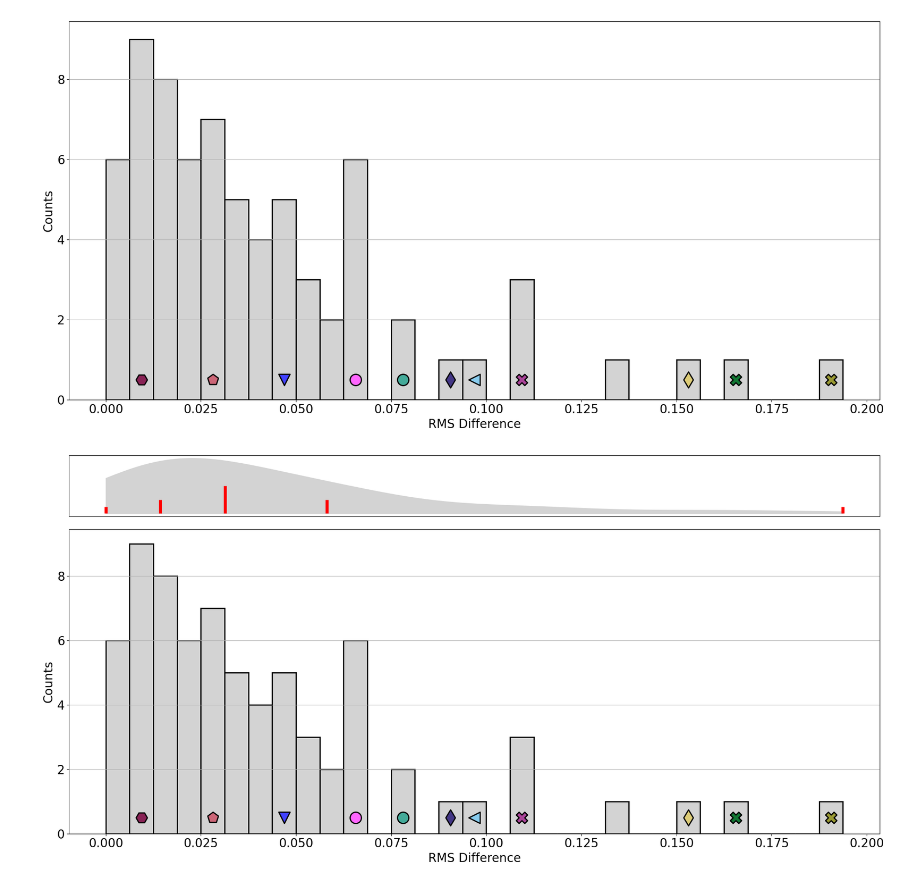
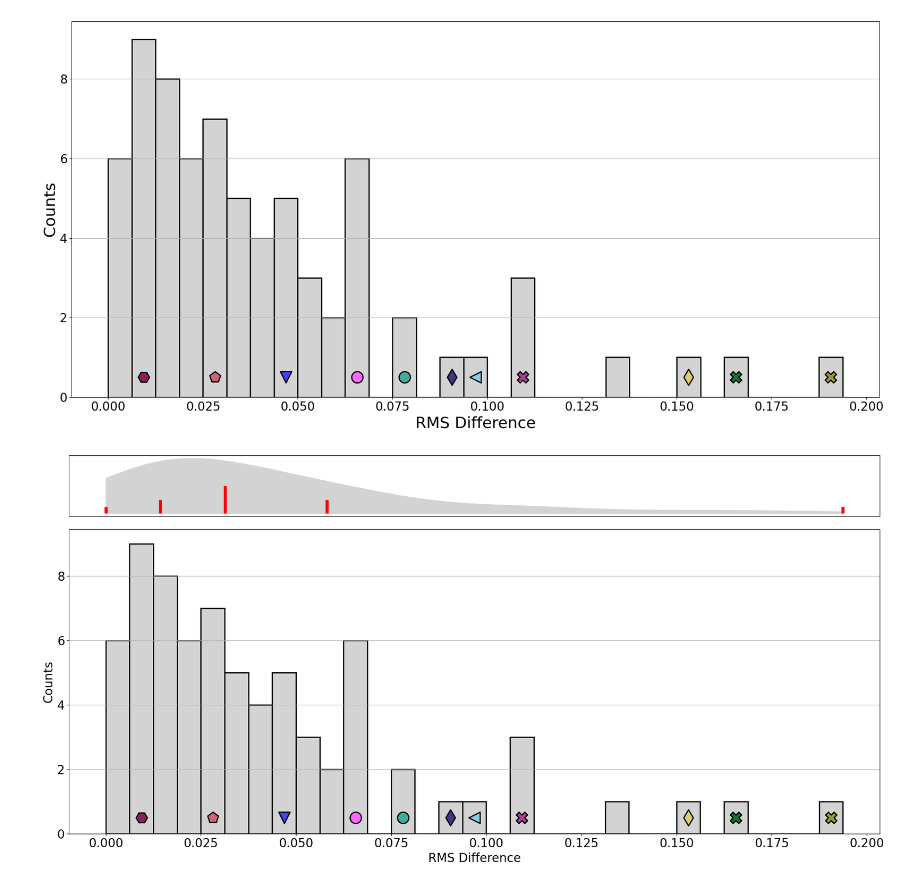
Before and after one commit to kyuhyongpark/cubewalkers-analysis, a Jupyter notebook: node_average_values_analysis.ipynb, the cells around one changed output. Drawn from its saved outputs; the diff is of its cells as text; code cells hidden in the pictures.

```diff
--- a/node_average_values_analysis.ipynb
+++ b/node_average_values_analysis.ipynb
@@ -168,24 +168,24 @@ for model, color in highlight_color_dict.items():
 # %%
 fig, ax = plt.subplots(figsize=(20, 10))
 
 ax.hist(QC['RMSD'], bins=[i*0.00625 for i in range(32)], edgecolor='k', color='lightgrey', linewidth=2)
 #ax.set_title('RMS Difference')
-ax.set_xlabel('RMS Difference')
-ax.set_ylabel('Counts')
+ax.set_xlabel('RMS Difference', fontsize=26)
+ax.set_ylabel('Counts', fontsize=26)
 ax.grid(axis='y')
 
 for i in range(32):
     x = (i+0.5)*0.00625
     for idx, model in enumerate(highlight_list[i]):
         ax.scatter(x=x, y=idx+0.5, marker=model[0], c=model[1], s=highlight_marker_size, linewidths=2, edgecolor='k')
 
 plt.tight_layout()
 
 plt.savefig(f'./data/{models_dir}/figures/RMSDist.png')
 plt.savefig(f'./data/{models_dir}/figures/RMSDist.pdf')
 plt.show()
 # %% [output]
-[figure, old version]
+[figure, new version]
 # %%
 #fig = hist_kde_pair(np.sqrt(QC['dss/N']), stretch_factor=5, var_name='RMS Difference')
 fig, ax = plt.subplot_mosaic([['KDE'], ['hist']], figsize=(20, 10),
```
Also changed, not shown: parts of 2 cells of this notebook, 20 other files.
